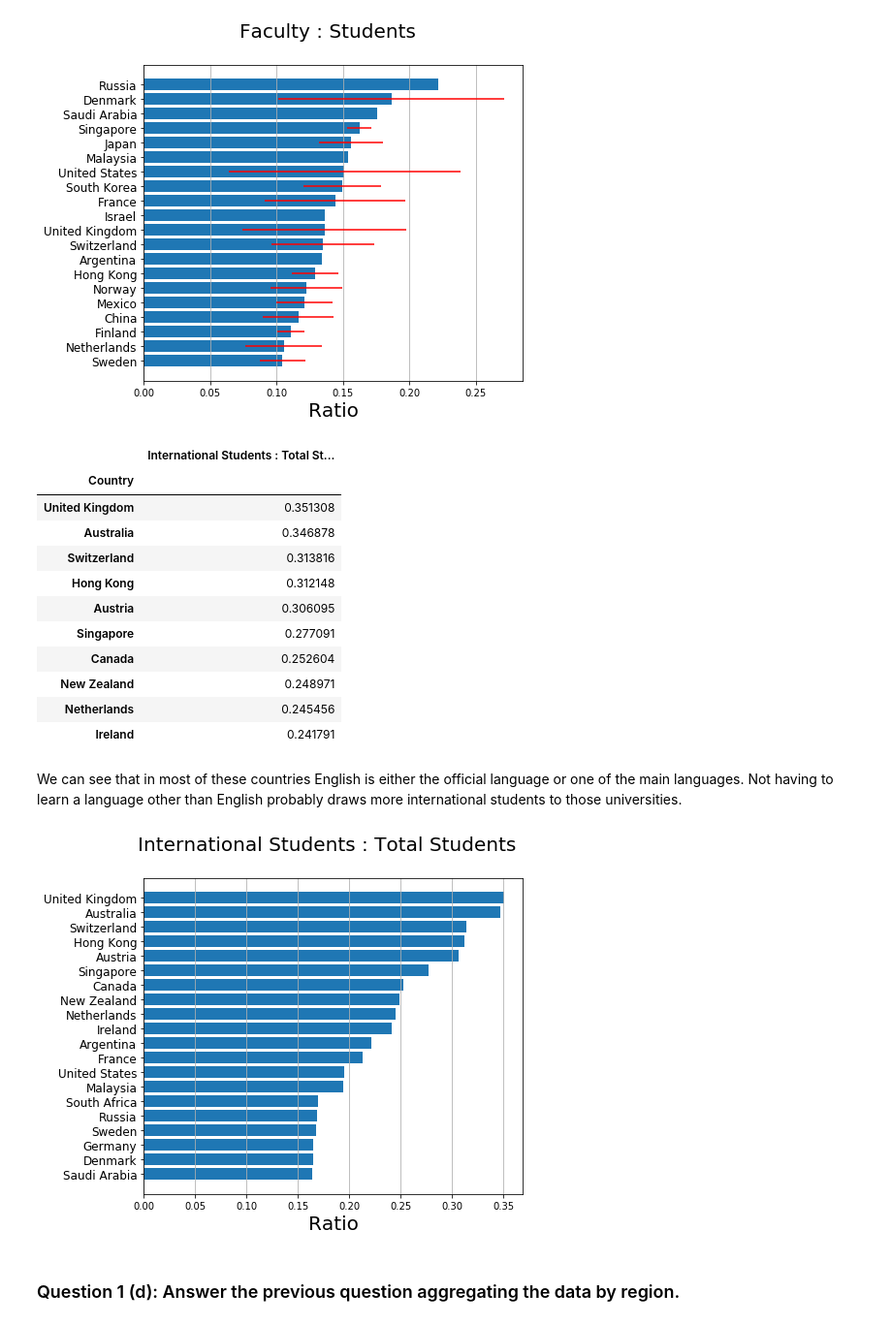
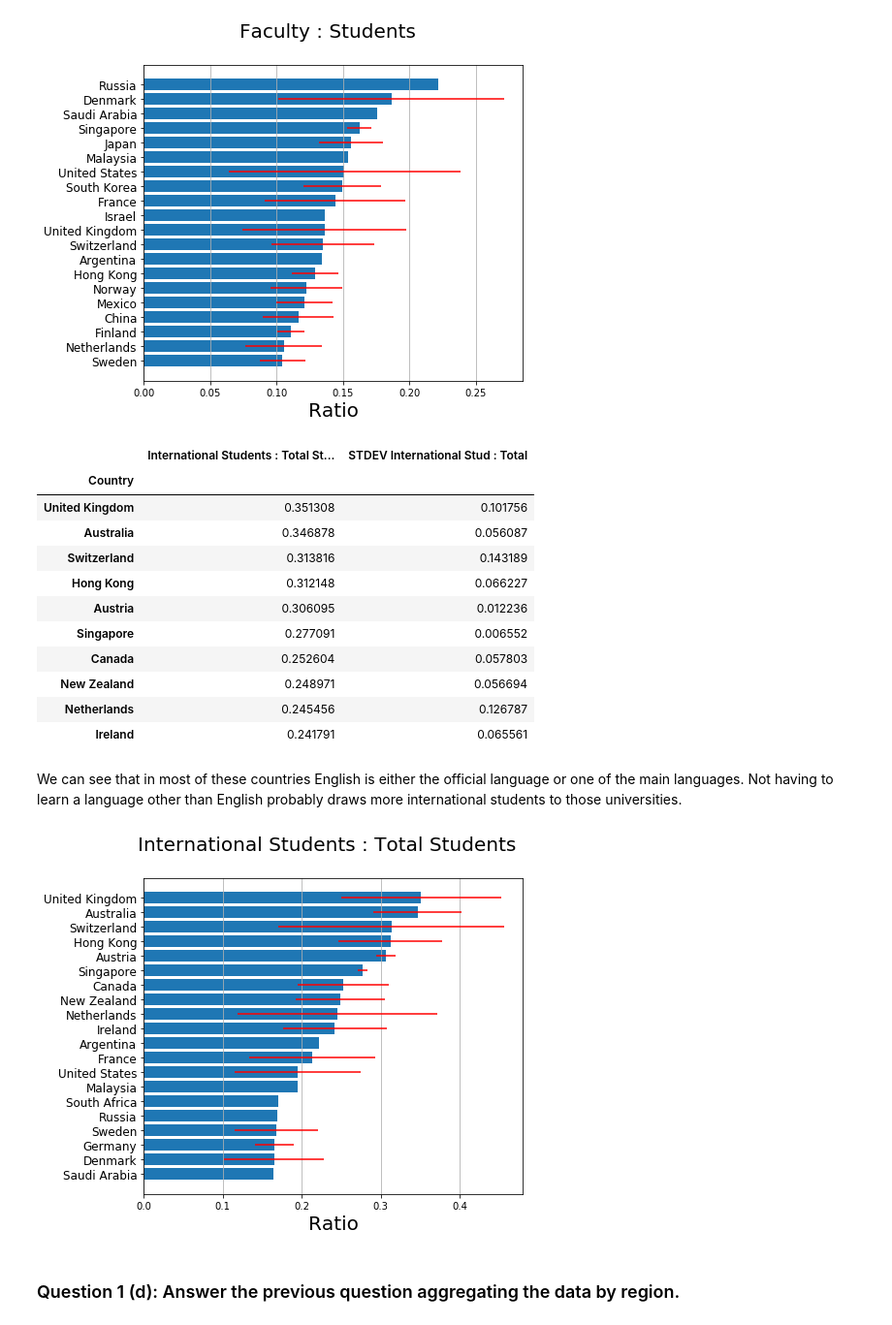
Before and after one commit to justcho5/ADA, a Jupyter notebook: homework02.ipynb, the cells around one changed output. Shown: that part at 97% size. Cells and saved outputs as stored; diff of their text form; code cells hidden in the pictures.

```diff
--- a/homework02.ipynb
+++ b/homework02.ipynb
@@ -313,26 +324,26 @@ country_interstud = by_country.sort_values(
     by = 'International Students : Total Students',
     ascending = False
 )
-country_interstud[['International Students : Total Students']].head(10)
+country_interstud[['International Students : Total Students','STDEV International Stud : Total']].head(10)
 # %% [output]
-|  | International Students : Total St... |
-| Country |  |
-| United Kingdom | 0.351308 |
-| Australia | 0.346878 |
-| Switzerland | 0.313816 |
-| Hong Kong | 0.312148 |
-| Austria | 0.306095 |
-| Singapore | 0.277091 |
-| Canada | 0.252604 |
-| New Zealand | 0.248971 |
-| Netherlands | 0.245456 |
-| Ireland | 0.241791 |
+|  | International Students : Total St... | STDEV International Stud : Total |
+| Country |  |  |
+| United Kingdom | 0.351308 | 0.101756 |
+| Australia | 0.346878 | 0.056087 |
+| Switzerland | 0.313816 | 0.143189 |
+| Hong Kong | 0.312148 | 0.066227 |
+| Austria | 0.306095 | 0.012236 |
+| Singapore | 0.277091 | 0.006552 |
+| Canada | 0.252604 | 0.057803 |
+| New Zealand | 0.248971 | 0.056694 |
+| Netherlands | 0.245456 | 0.126787 |
+| Ireland | 0.241791 | 0.065561 |
 # %% [markdown]
 We can see that in most of these countries English is either the official language or one of the main languages. Not having to learn a language other than English probably draws more international students to those universities.
 # %%
-plot_bar('International Students : Total Students', 20, country_interstud, country_interstud.index)
+plot_bar('International Students : Total Students', 20, country_interstud, country_interstud.index, country_interstud['STDEV International Stud : Total'])
 # %% [output]
-[figure, old version]
+[figure, new version]
 # %% [markdown]
 ### Question 1 (d): Answer the previous question aggregating the data by region.
 # %% [markdown]
```
Also changed, not shown: parts of 29 cells of this notebook.
